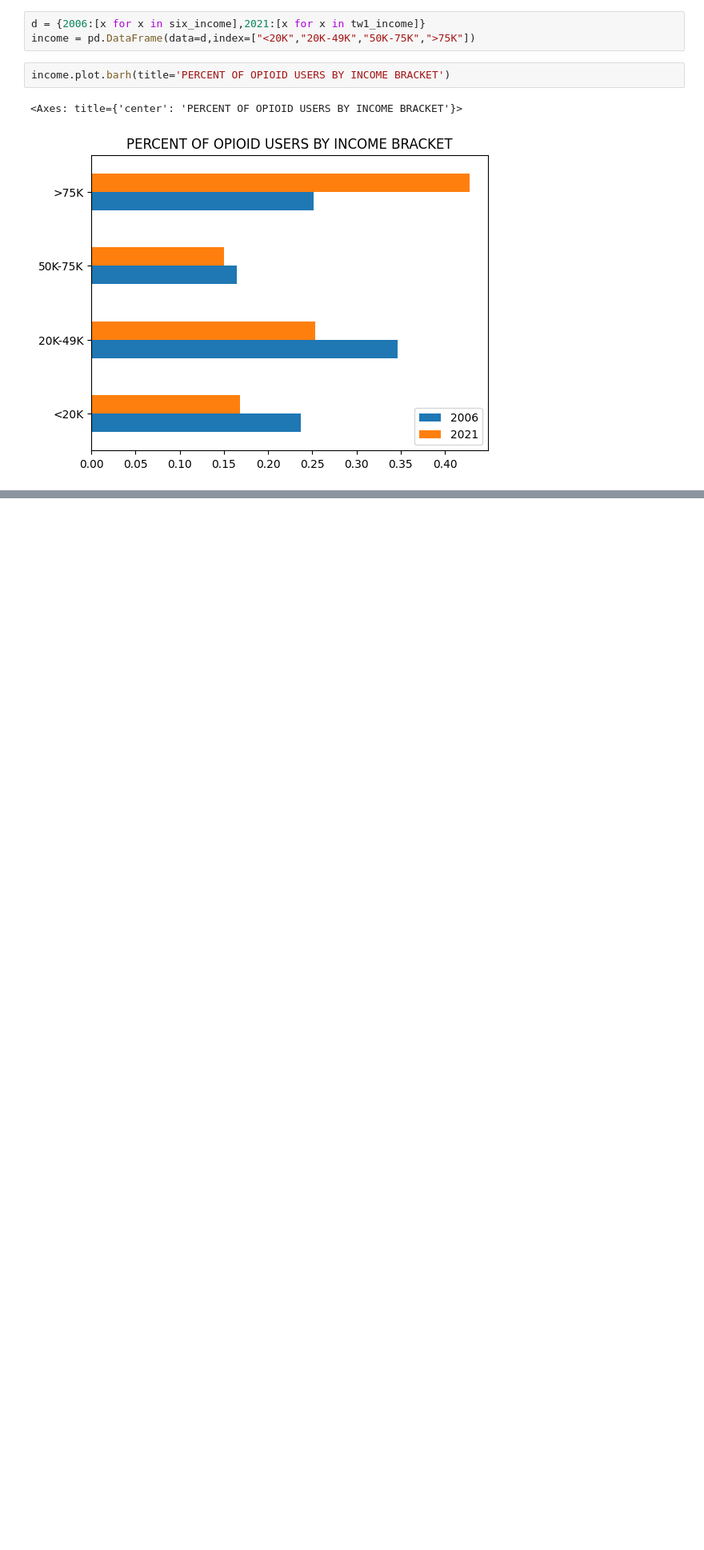
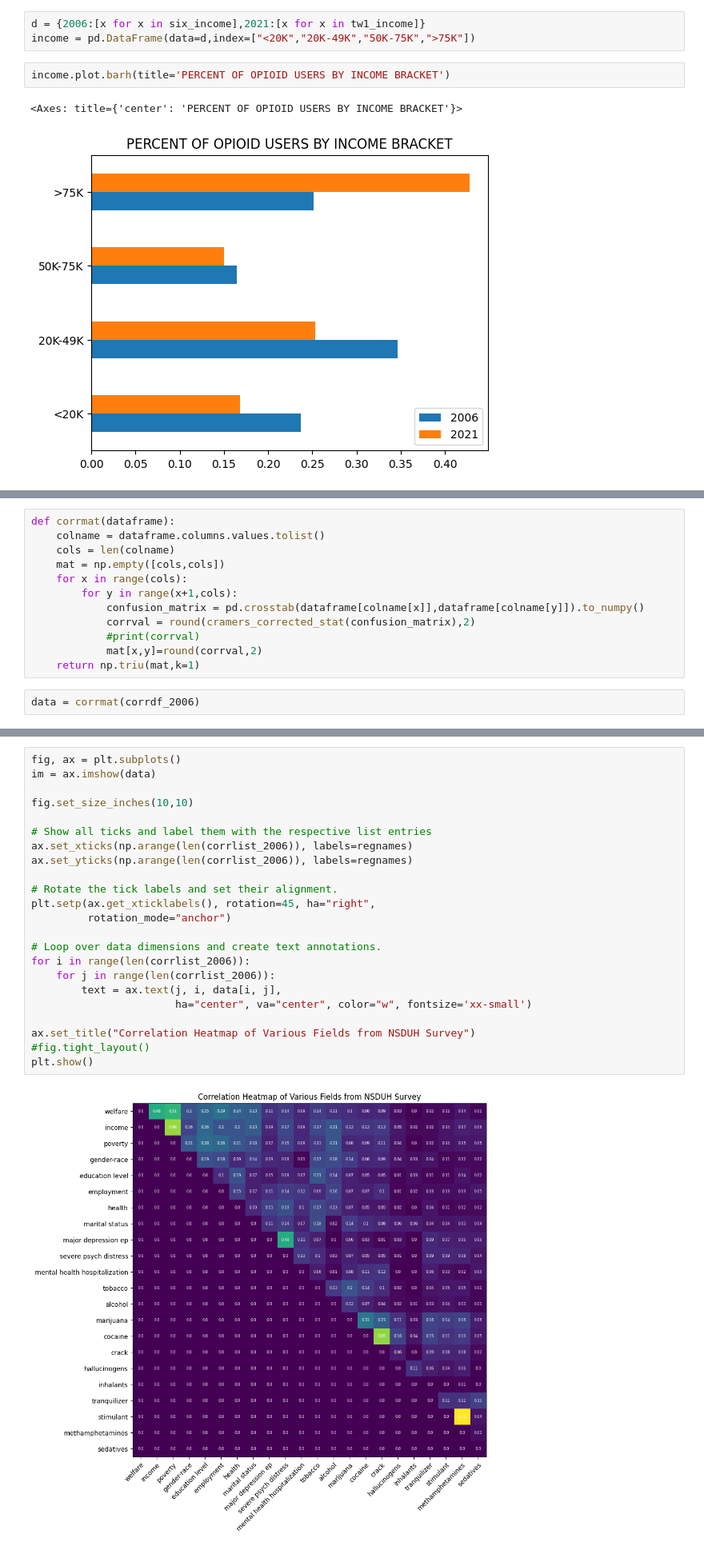
Before and after one commit to HotelTango314/dsa5900, a Jupyter notebook: NSDUH_Explore.ipynb, the cells around one changed output, grey strips where cells are left out. Shown at 80% size. Saved outputs shown, nothing was run; the diff lists cells and outputs as text; blank space fills up the shorter version.

Commit message:
heatmap

```diff
--- a/NSDUH_Explore.ipynb
+++ b/NSDUH_Explore.ipynb
@@ -594,0 +649,14 @@ income.plot.barh(title='PERCENT OF OPIOID USERS BY INCOME BRACKET')
+# %%
+def corrmat(dataframe):
+    colname = dataframe.columns.values.tolist()
+    cols = len(colname)
+    mat = np.empty([cols,cols])
+    for x in range(cols):
+        for y in range(x+1,cols):
+            confusion_matrix = pd.crosstab(dataframe[colname[x]],dataframe[colname[y]]).to_numpy()
+            corrval = round(cramers_corrected_stat(confusion_matrix),2)
+            #print(corrval)
+            mat[x,y]=round(corrval,2)
+    return np.triu(mat,k=1)
+# %%
+data = corrmat(corrdf_2006)
@@ -594,0 +683,25 @@ income.plot.barh(title='PERCENT OF OPIOID USERS BY INCOME BRACKET')
+# %%
+fig, ax = plt.subplots()
+im = ax.imshow(data)
+
+fig.set_size_inches(10,10)
+
+# Show all ticks and label them with the respective list entries
+ax.set_xticks(np.arange(len(corrlist_2006)), labels=regnames)
+ax.set_yticks(np.arange(len(corrlist_2006)), labels=regnames)
+
+# Rotate the tick labels and set their alignment.
+plt.setp(ax.get_xticklabels(), rotation=45, ha="right",
+         rotation_mode="anchor")
+
+# Loop over data dimensions and create text annotations.
+for i in range(len(corrlist_2006)):
+    for j in range(len(corrlist_2006)):
+        text = ax.text(j, i, data[i, j],
+                       ha="center", va="center", color="w", fontsize='xx-small')
+
+ax.set_title("Correlation Heatmap of Various Fields from NSDUH Survey")
+#fig.tight_layout()
+plt.show()
+# %% [output]
+[figure, added]
```
Also changed, not shown: parts of 10 cells of this notebook.
